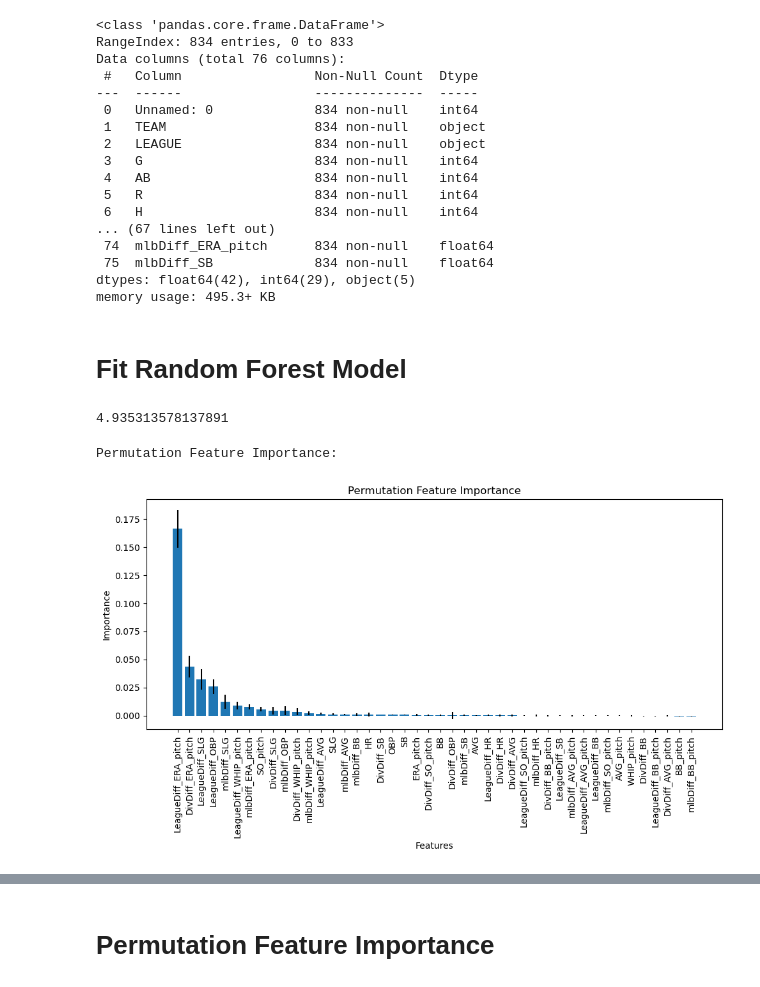
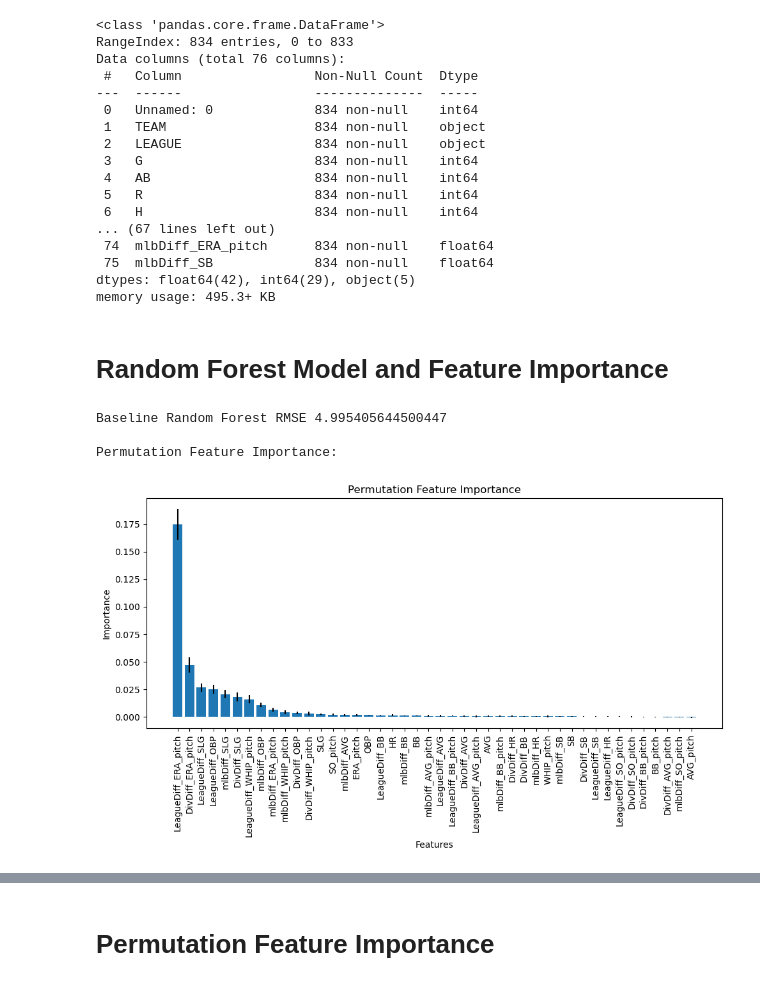
Before and after one commit to jprich1984/MLB_2024, a Jupyter notebook: Predicting_2024.ipynb, the cells around one changed output, grey strips where cells are left out. Drawn from its saved outputs; the diff is of its cells as text; code cells hidden in the pictures.

```diff
--- a/Predicting_2024.ipynb
+++ b/Predicting_2024.ipynb
@@ -130,7 +169,7 @@ class randomForrests:
         self.features=features+['DivDiff_'+item for item in features]+['LeagueDiff_'+item for item in features]+['mlbDiff_'+item for item in features]
         self.regressor = RandomForestRegressor(n_estimators=250, random_state=0, min_samples_split=5)
         np.random.seed(458)
-        self.train,self.test=tts(self.df, test_size=0.2)
+        self.train,self.test=tts(self.df, test_size=0.3, random_state=42)
         self.X_train=self.train[self.features]
         self.y_train=self.train['WINS']
         self.X_test=self.test[self.features]
@@ -208,14 +247,13 @@ def do_permutation_feature_importance(model,X_test,y_test):
     plt.show()
     return feature_importance
 # %% [markdown]
-# Fit Random Forest Model
+# Random Forest Model and Feature Importance
 # %%
 rf=randomForrests(data,base_features)
-rf.getError()
+print('Baseline Random Forest RMSE',rf.getError())
+feature_importance=do_permutation_feature_importance(rf.model,rf.X_test,rf.y_test)
 # %% [output]
-4.935313578137891
+Baseline Random Forest RMSE 4.995405644500447
+
+Permutation Feature Importance:
+[figure, added]
-# %%
-feature_importance=do_permutation_feature_importance(rf.model,rf.X_test,rf.y_test)
-# %% [output]
-Permutation Feature Importance:
-[figure, removed]
```
Also changed, not shown: parts of 27 cells of this notebook, 11 other files.
